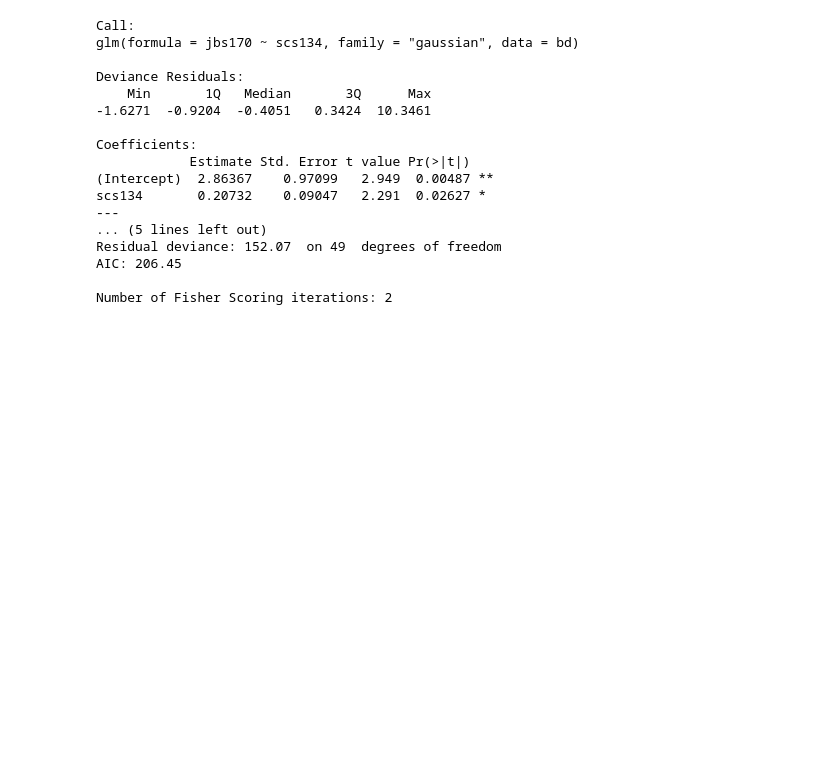
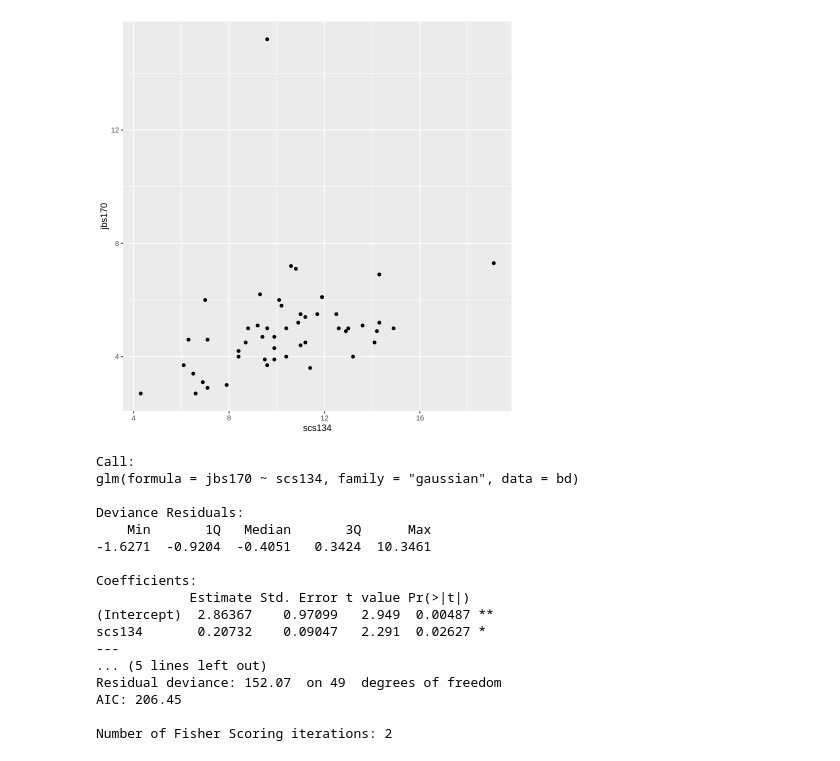
Before and after one commit to Cours-EDUlib/FAS-ISDS, a Jupyter notebook: Exemples-applications-mod7/Ex_application_1.ipynb, the cells around one changed output. Drawn from its saved outputs; the diff is of its cells as text; code cells hidden in the pictures; blank space fills up the shorter version.

```diff
--- a/Exemples-applications-mod7/Ex_application_1.ipynb
+++ b/Exemples-applications-mod7/Ex_application_1.ipynb
@@ -50,3 +86,9 @@ A spec_tbl_df: 51 × 12
+# %%
+#Nuage de points
+ggplot(bd, aes(x=scs134, y=jbs170)) +
+    geom_point()
+# %% [output]
+[figure, added]
 # %%
 #Faire la régression linéaire
 
```
Also changed, not shown: parts of 4 cells of this notebook.
